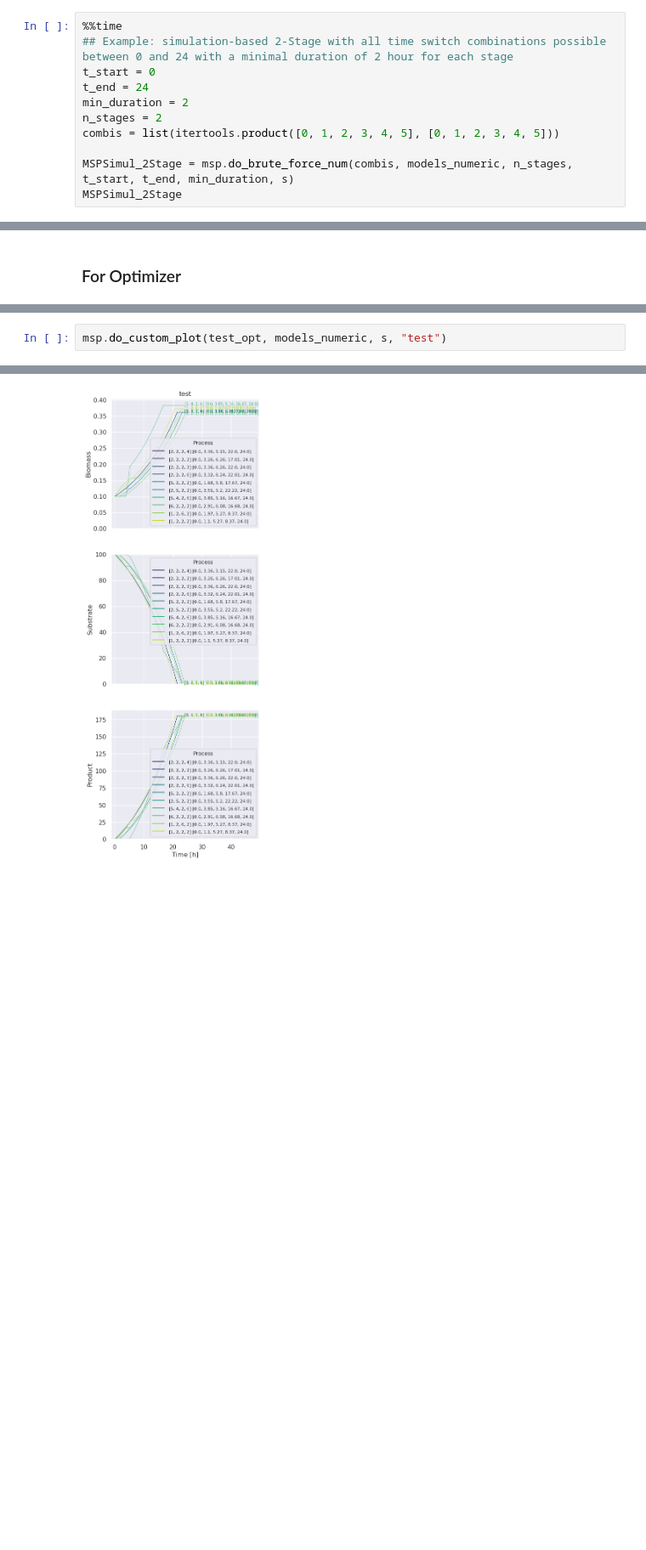
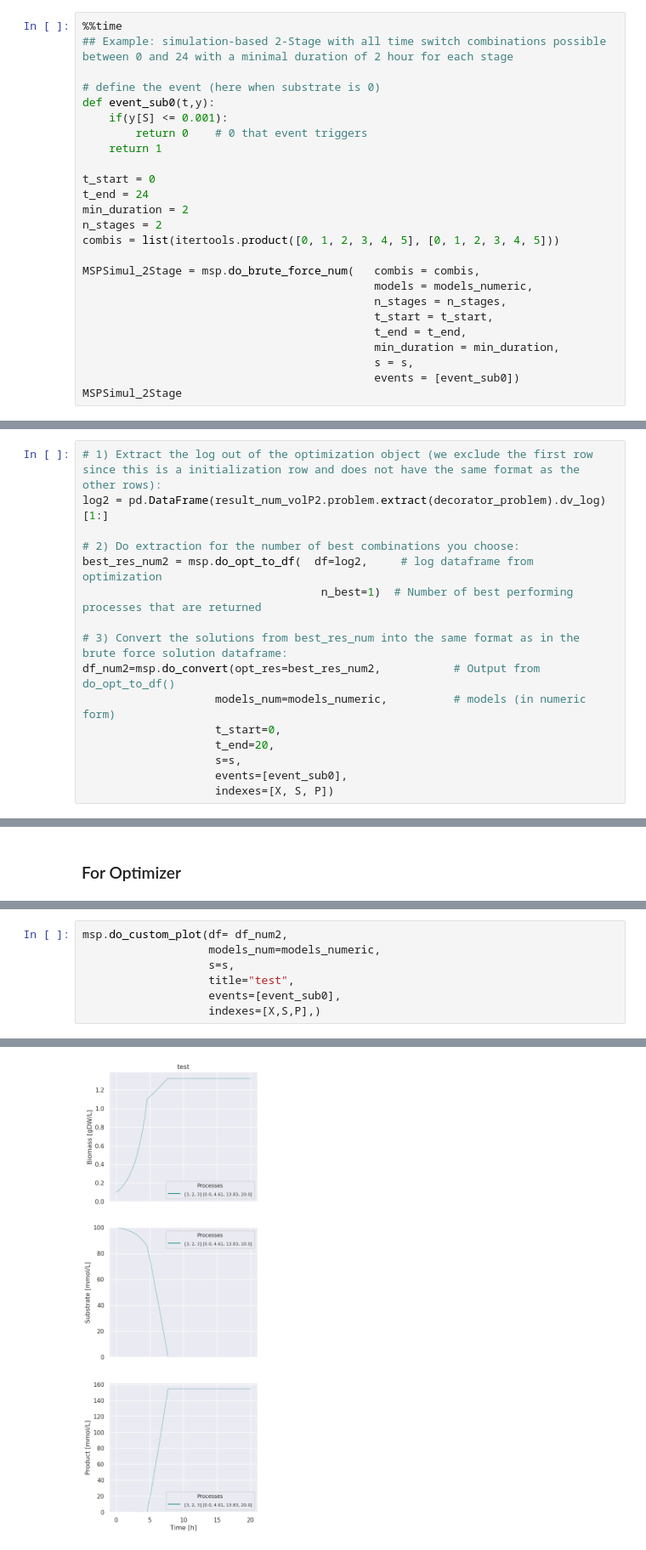
Before and after one commit to klamt-lab/OptMSP, a Jupyter notebook: OptMSP_MainFunctions.ipynb, the cells around one changed output, grey strips where cells are left out. Shown at 85% size. Cells and saved outputs as stored; diff of their text form; blank space fills up the shorter version.

```diff
--- a/OptMSP_MainFunctions.ipynb
+++ b/OptMSP_MainFunctions.ipynb
@@ -134,12 +140,26 @@ Wall time: 89.5 ms
 # %%
 %%time
 ## Example: simulation-based 2-Stage with all time switch combinations possible between 0 and 24 with a minimal duration of 2 hour for each stage
+
+# define the event (here when substrate is 0)
+def event_sub0(t,y):
+    if(y[S] <= 0.001):
+        return 0    # 0 that event triggers
+    return 1
+
 t_start = 0
 t_end = 24
 min_duration = 2
 n_stages = 2
 combis = list(itertools.product([0, 1, 2, 3, 4, 5], [0, 1, 2, 3, 4, 5]))
 
-MSPSimul_2Stage = msp.do_brute_force_num(combis, models_numeric, n_stages, t_start, t_end, min_duration, s)
+MSPSimul_2Stage = msp.do_brute_force_num(   combis = combis,
+                                            models = models_numeric,
+                                            n_stages = n_stages,
+                                            t_start = t_start,
+                                            t_end = t_end,
+                                            min_duration = min_duration,
+                                            s = s,
+                                            events = [event_sub0])
 MSPSimul_2Stage
 # %% [output]
@@ -858,0 +630,16 @@ best_res3_pd
+# %%
+# 1) Extract the log out of the optimization object (we exclude the first row since this is a initialization row and does not have the same format as the other rows):
+log2 = pd.DataFrame(result_num_volP2.problem.extract(decorator_problem).dv_log)[1:]
+
+# 2) Do extraction for the number of best combinations you choose:
+best_res_num2 = msp.do_opt_to_df(  df=log2,     # log dataframe from optimization
+                                    n_best=1)  # Number of best performing processes that are returned
+
+# 3) Convert the solutions from best_res_num into the same format as in the brute force solution dataframe:
+df_num2=msp.do_convert(opt_res=best_res_num2,           # Output from do_opt_to_df()
+                    models_num=models_numeric,          # models (in numeric form)
+                    t_start=0,
+                    t_end=20,
+                    s=s,
+                    events=[event_sub0],
+                    indexes=[X, S, P])
@@ -951,3 +833,8 @@ test_opt
 # %%
-msp.do_custom_plot(test_opt, models_numeric, s, "test")
+msp.do_custom_plot(df= df_num2,
+                   models_num=models_numeric,
+                   s=s,
+                   title="test",
+                   events=[event_sub0],
+                   indexes=[X,S,P],)
 # %% [output]
@@ -954 +859 @@ msp.do_custom_plot(test_opt, models_numeric, s, "test")
-[figure, old version]
+[figure, new version]
```
Also changed, not shown: parts of 42 cells of this notebook, 4 other files.
